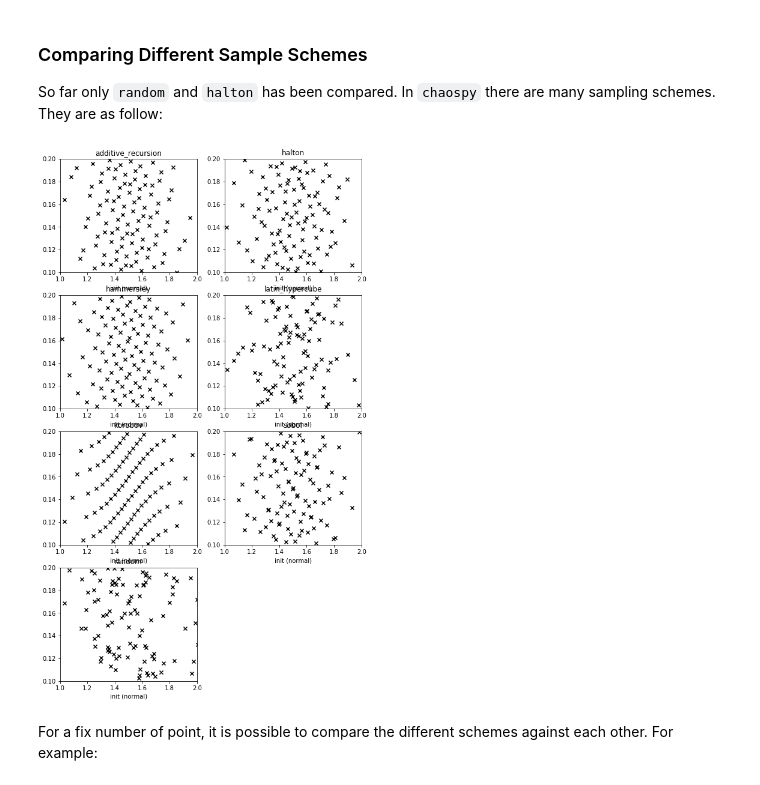
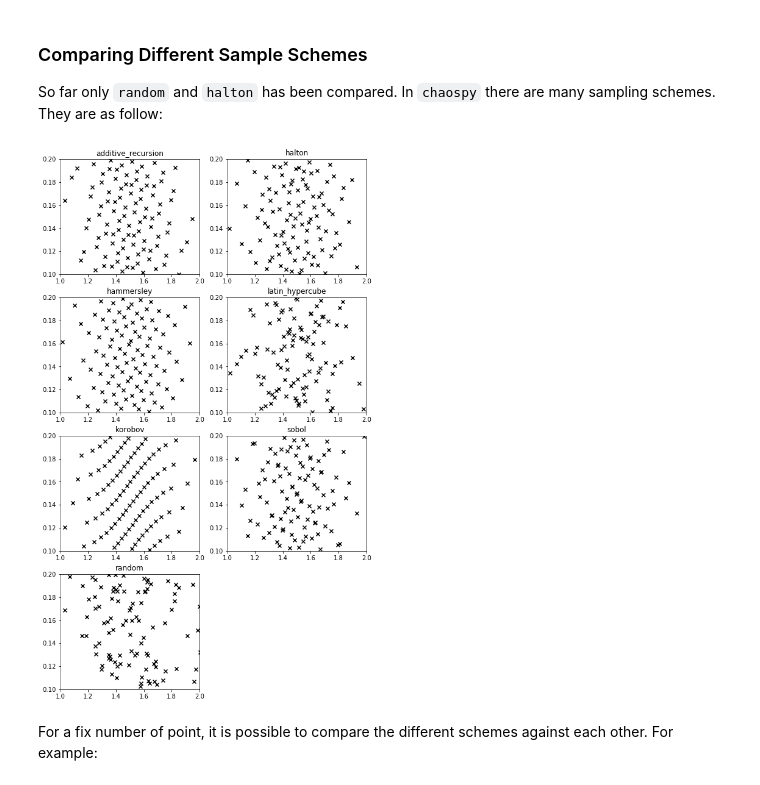
Before and after one commit to jonathf/chaospy, a Jupyter notebook: docs/tutorials/introduction/monte_carlo_integration.ipynb, the cells around one changed output. Drawn from its saved outputs; the diff is of its cells as text; code cells hidden in the pictures.

```diff
--- a/docs/tutorials/introduction/monte_carlo_integration.ipynb
+++ b/docs/tutorials/introduction/monte_carlo_integration.ipynb
@@ -194,23 +194,20 @@ So far only `random` and `halton` has been compared. In `chaospy` there are many
 They are as follow:
 # %%
 pyplot.rc("figure", figsize=[9, 16])
+pyplot.rc("figure.subplot", hspace=0.2)
 sampling_rules = ["additive_recursion", "halton", "hammersley",
                   "latin_hypercube", "korobov", "sobol", "random"]
 
 for idx, rule in enumerate(sampling_rules, start=1):
     pyplot.subplot(4, 2, idx)
 
     pyplot.scatter(*distribution.sample(100, rule=rule), marker="x", color="k")
-
-    # Make scatter figures pretty
-    pyplot.xlabel("init (normal)")
-    pyplot.ylabel("rate (uniform)") if not idx else None
     pyplot.axis([1, 2, 0.1, 0.2])
     pyplot.title(rule)
 
 pyplot.show()
 # %% [output]
-[figure, old version]
+[figure, new version]
 # %% [markdown]
 For a fix number of point, it is possible to compare the different schemes against each other. For example:
 # %%
```
Also changed, not shown: 9 other files.
